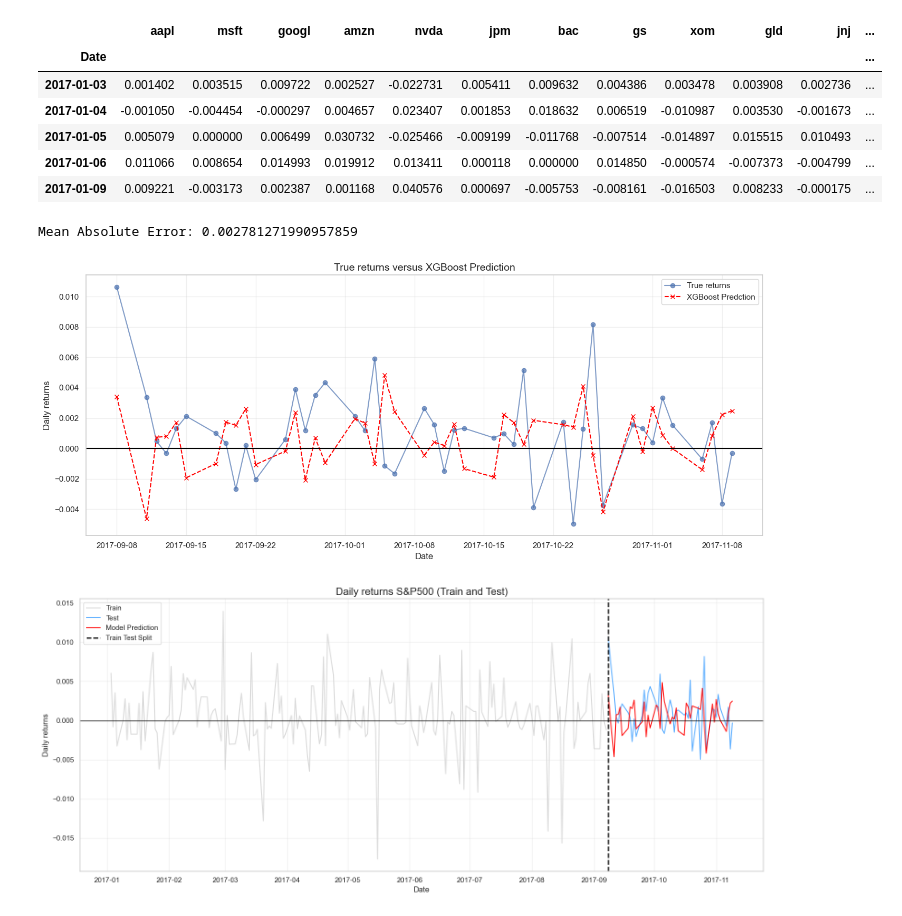
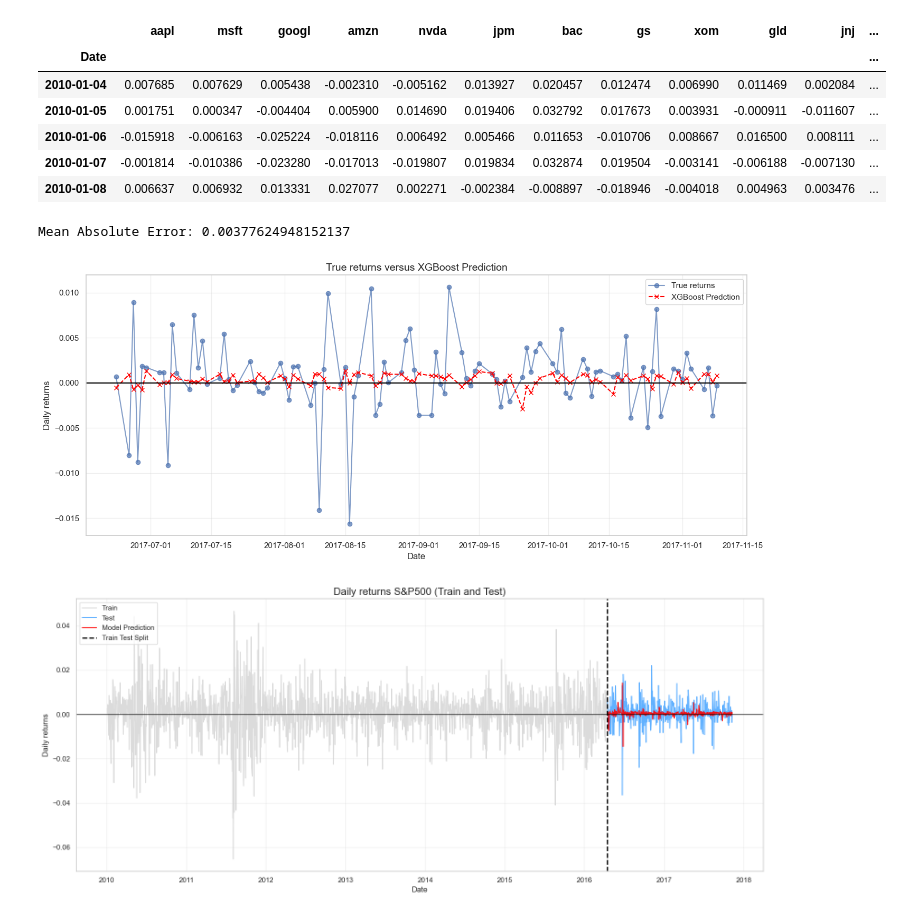
Before and after one commit to MariaNowacka/ml_project, a Jupyter notebook: ML_methods.ipynb, the cells around one changed output. Saved outputs shown, nothing was run; the diff lists cells and outputs as text; code cells hidden in the pictures.

```diff
--- a/ML_methods.ipynb
+++ b/ML_methods.ipynb
@@ -30,7 +31,7 @@ df = combined_df.copy()
 df["spy"] = sp500_df["Close"]
 # %%
 df = df.sort_index()
-start_date = '2017-01-01'
+start_date = '2010-01-01'
 df = df.loc[start_date:]
 df.head()
 # %% [output]
@@ -44,17 +45,17 @@ df.head()
 # %%
 returns_df = df[core_stocks].pct_change()
 returns_df['spy'] = df['spy'].pct_change().shift(-1)
-returns_df = returns_df.loc["2017-01-02":]
+returns_df = returns_df.loc["2010-01-02":]
 returns_df = returns_df.dropna()
 returns_df.head()
 # %% [output]
 |  | aapl | msft | googl | amzn | nvda | jpm | bac | gs | xom | gld | jnj | ... |
 | Date |  |  |  |  |  |  |  |  |  |  |  | ... |
-| 2017-01-03 | 0.001402 | 0.003515 | 0.009722 | 0.002527 | -0.022731 | 0.005411 | 0.009632 | 0.004386 | 0.003478 | 0.003908 | 0.002736 | ... |
-| 2017-01-04 | -0.001050 | -0.004454 | -0.000297 | 0.004657 | 0.023407 | 0.001853 | 0.018632 | 0.006519 | -0.010987 | 0.003530 | -0.001673 | ... |
-| 2017-01-05 | 0.005079 | 0.000000 | 0.006499 | 0.030732 | -0.025466 | -0.009199 | -0.011768 | -0.007514 | -0.014897 | 0.015515 | 0.010493 | ... |
-| 2017-01-06 | 0.011066 | 0.008654 | 0.014993 | 0.019912 | 0.013411 | 0.000118 | 0.000000 | 0.014850 | -0.000574 | -0.007373 | -0.004799 | ... |
-| 2017-01-09 | 0.009221 | -0.003173 | 0.002387 | 0.001168 | 0.040576 | 0.000697 | -0.005753 | -0.008161 | -0.016503 | 0.008233 | -0.000175 | ... |
+| 2010-01-04 | 0.007685 | 0.007629 | 0.005438 | -0.002310 | -0.005162 | 0.013927 | 0.020457 | 0.012474 | 0.006990 | 0.011469 | 0.002084 | ... |
+| 2010-01-05 | 0.001751 | 0.000347 | -0.004404 | 0.005900 | 0.014690 | 0.019406 | 0.032792 | 0.017673 | 0.003931 | -0.000911 | -0.011607 | ... |
+| 2010-01-06 | -0.015918 | -0.006163 | -0.025224 | -0.018116 | 0.006492 | 0.005466 | 0.011653 | -0.010706 | 0.008667 | 0.016500 | 0.008111 | ... |
+| 2010-01-07 | -0.001814 | -0.010386 | -0.023280 | -0.017013 | -0.019807 | 0.019834 | 0.032874 | 0.019504 | -0.003141 | -0.006188 | -0.007130 | ... |
+| 2010-01-08 | 0.006637 | 0.006932 | 0.013331 | 0.027077 | 0.002271 | -0.002384 | -0.008897 | -0.018946 | -0.004018 | 0.004963 | 0.003476 | ... |
 # %%
 X = returns_df[core_stocks]
 y = returns_df["spy"]
@@ -66,7 +67,7 @@ y_pred = model.predict(X_test)
 mae = mean_absolute_error(y_test, y_pred)
 print(f"Mean Absolute Error: {mae}")
 # %% [output]
-Mean Absolute Error: 0.002781271990957859
+Mean Absolute Error: 0.00377624948152137
 # %%
 plt.figure(figsize=(14, 6))
 last_days = 100
@@ -84,7 +85,7 @@ plt.grid(True, alpha=0.3)
 plt.tight_layout()
 plt.show()
 # %% [output]
-[figure, old version]
+[figure, new version]
 # %%
 plt.figure(figsize=(16, 7))
 plt.plot(y_train.index, y_train, label='Train', color='lightgray', alpha=0.8)
@@ -100,7 +101,7 @@ plt.grid(True, alpha=0.3)
 plt.tight_layout()
 plt.show()
 # %% [output]
-[figure, old version]
+[figure, new version]
 # %%
 model = lgb.LGBMRegressor(n_estimators = 100, learning_rate = 0.05, num_leaves = 8, max_depth = 3, random_state = 42, verbose = -1)
 model.fit(X_train, y_train)
```
Also changed, not shown: parts of 13 cells of this notebook.
